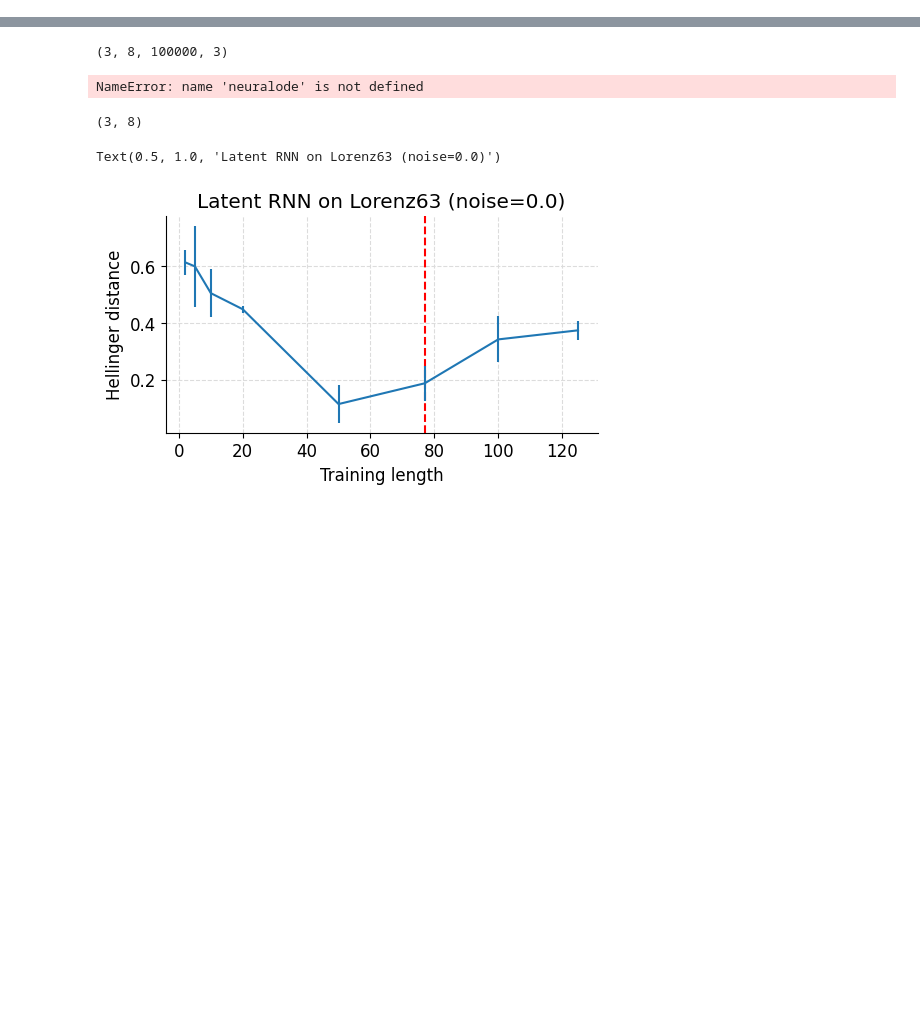
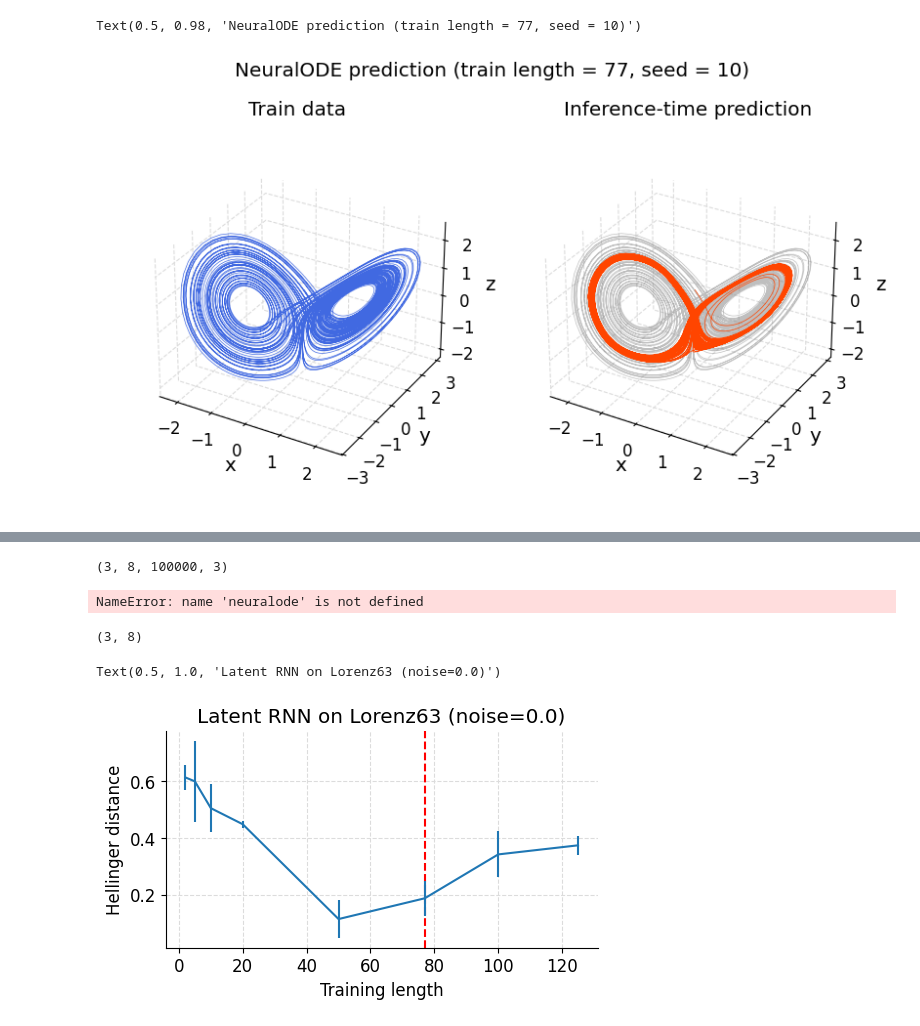
Before and after one commit to Jhko725/sandbox, a Jupyter notebook: model_evaluation.ipynb, the cells around one changed output, grey strips where cells are left out. Saved outputs shown, nothing was run; the diff lists cells and outputs as text; code cells hidden in the pictures; blank space fills up the shorter version.

```diff
--- a/model_evaluation.ipynb
+++ b/model_evaluation.ipynb
@@ -102,3 +104,29 @@ Text(0.5, 0.98, 'NeuralODE prediction (train length = 100, seed = 0)')
+# %%
+fig, axes = plt.subplots(
+    1,
+    2,
+    figsize=(8, 5),
+    constrained_layout=True,
+    subplot_kw={"projection": "3d"},
+)
+plot_kwargs = {"linewidth": 0.5}
+axes[0].set_title("Train data")
+axes[0].plot(*u_test.T, color="royalblue", **plot_kwargs)
+
+axes[1].plot(*u_test.T, color="gray", alpha=0.5, **plot_kwargs)
+axes[1].plot(*u_pred_test.T, color="orangered", **plot_kwargs)
+axes[1].set_title("Inference-time prediction")
+
+for ax in axes:
+    set_labels(ax, ["x", "y", "z"], fontsize="large")
+    ax.set_box_aspect(None, zoom=0.85)
+    ax.set_title
+fig.suptitle(f"NeuralODE prediction (train length = {train_length}, seed = {key})")
+# fig.suptitle(r"32 bit precision, noise = 0")
+# fig.suptitle(r"64 bit precision, noise ~ $\mathscr{N}(0, 0.05\cdot\sigma_{data})$")
+# %% [output]
+Text(0.5, 0.98, 'NeuralODE prediction (train length = 77, seed = 10)')
+[figure, added]
 # %%
 u_train_minmax = jnp.min(u_train, axis=0), jnp.max(u_train, axis=0)
 u_pred_minmax = jnp.min(u_pred_test, axis=0), jnp.max(u_pred_test, axis=0)
```
Also changed, not shown: parts of 22 cells of this notebook, 20 other files.
